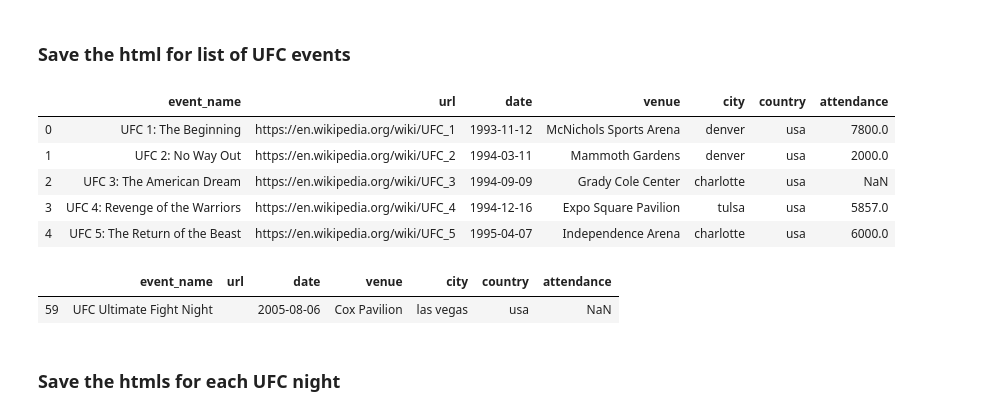
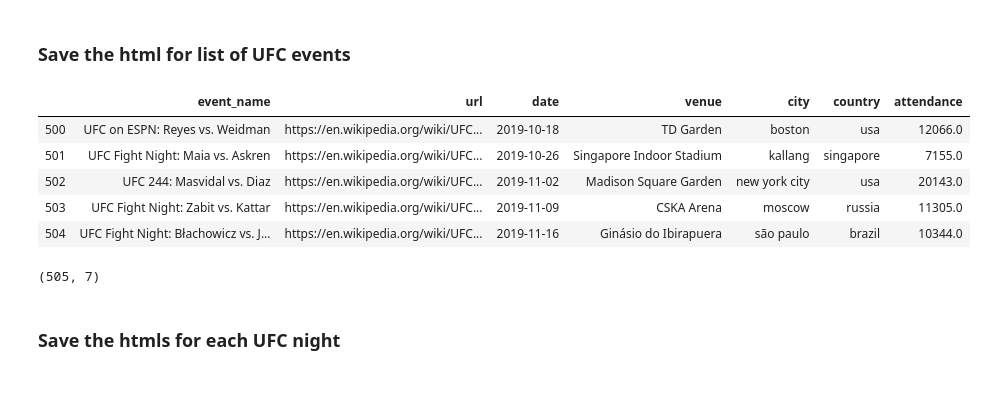
Before and after one commit to JamesPeralta/UFC-Fight-Predictor, a Jupyter notebook: parse_scorecard.ipynb, the cells around one changed output. Cells and saved outputs as stored; diff of their text form; code cells hidden in the pictures; blank space fills up the shorter version.

```diff
--- a/parse_scorecard.ipynb
+++ b/parse_scorecard.ipynb
@@ -58,30 +58,35 @@ past_events_list_parser = BeautifulSoup(get(list_ufc_url).text, 'html.parser')
 # %%
 def past_event_parse(event):
     tds = event.findAll('td')
     locs = tds[4].text.strip().lower().split(', ')
     attendance = re.sub('\D', '', tds[5].text.strip())
 
+    country = locs[-1].replace('.', '')
+    city = locs[0].replace('.', '')
+
     return {
         'event_name': tds[1].text.strip(),
         'url': 'https://en.wikipedia.org' + tds[1].find('a')['href'] if tds[1].find('a') is not None else '',
         'date': datetime.strptime(tds[2].text.strip(), '%b %d, %Y'),
         'venue': tds[3].text.strip(),
-        'city': locs[0],
-        'country': locs[-1] if locs[-1] != 'u.s.' else 'usa',
+        'city': locs[0].replace('.', '').strip(),
+        'country': country.strip() if country != 'us' else 'usa',
         'attendance': int(attendance) if len(attendance) > 0 else None,
     }
 
 past_events = DataFrame(map(past_event_parse, past_events_list_parser.find('table', {'id': 'Past_events'}).findAll('tr')[1:][::-1]))
-display(past_events.head(), past_events[past_events.url == ''])
+past_events.drop(past_events.loc[past_events['url'] == ''].index, inplace=True)
+past_events.reset_index(inplace=True, drop=True)
+
+display(past_events.tail(), past_events.shape)
 # %% [output]
 |  | event_name | url | date | venue | city | country | attendance |
-| 0 | UFC 1: The Beginning | https://en.wikipedia.org/wiki/UFC_1 | 1993-11-12 | McNichols Sports Arena | denver | usa | 7800.0 |
-| 1 | UFC 2: No Way Out | https://en.wikipedia.org/wiki/UFC_2 | 1994-03-11 | Mammoth Gardens | denver | usa | 2000.0 |
-| 2 | UFC 3: The American Dream | https://en.wikipedia.org/wiki/UFC_3 | 1994-09-09 | Grady Cole Center | charlotte | usa | NaN |
-| 3 | UFC 4: Revenge of the Warriors | https://en.wikipedia.org/wiki/UFC_4 | 1994-12-16 | Expo Square Pavilion | tulsa | usa | 5857.0 |
-| 4 | UFC 5: The Return of the Beast | https://en.wikipedia.org/wiki/UFC_5 | 1995-04-07 | Independence Arena | charlotte | usa | 6000.0 |
+| 500 | UFC on ESPN: Reyes vs. Weidman | https://en.wikipedia.org/wiki/UFC... | 2019-10-18 | TD Garden | boston | usa | 12066.0 |
+| 501 | UFC Fight Night: Maia vs. Askren | https://en.wikipedia.org/wiki/UFC... | 2019-10-26 | Singapore Indoor Stadium | kallang | singapore | 7155.0 |
+| 502 | UFC 244: Masvidal vs. Diaz | https://en.wikipedia.org/wiki/UFC... | 2019-11-02 | Madison Square Garden | new york city | usa | 20143.0 |
+| 503 | UFC Fight Night: Zabit vs. Kattar | https://en.wikipedia.org/wiki/UFC... | 2019-11-09 | CSKA Arena | moscow | russia | 11305.0 |
+| 504 | UFC Fight Night: Błachowicz vs. J... | https://en.wikipedia.org/wiki/UFC... | 2019-11-16 | Ginásio do Ibirapuera | são paulo | brazil | 10344.0 |
-|  | event_name | url | date | venue | city | country | attendance |
-| 59 | UFC Ultimate Fight Night |  | 2005-08-06 | Cox Pavilion | las vegas | usa | NaN |
+(505, 7)
 # %% [markdown]
 ### Save the htmls for each UFC night
 # %%
```
Also changed, not shown: parts of 6 cells of this notebook, 1 other file.
